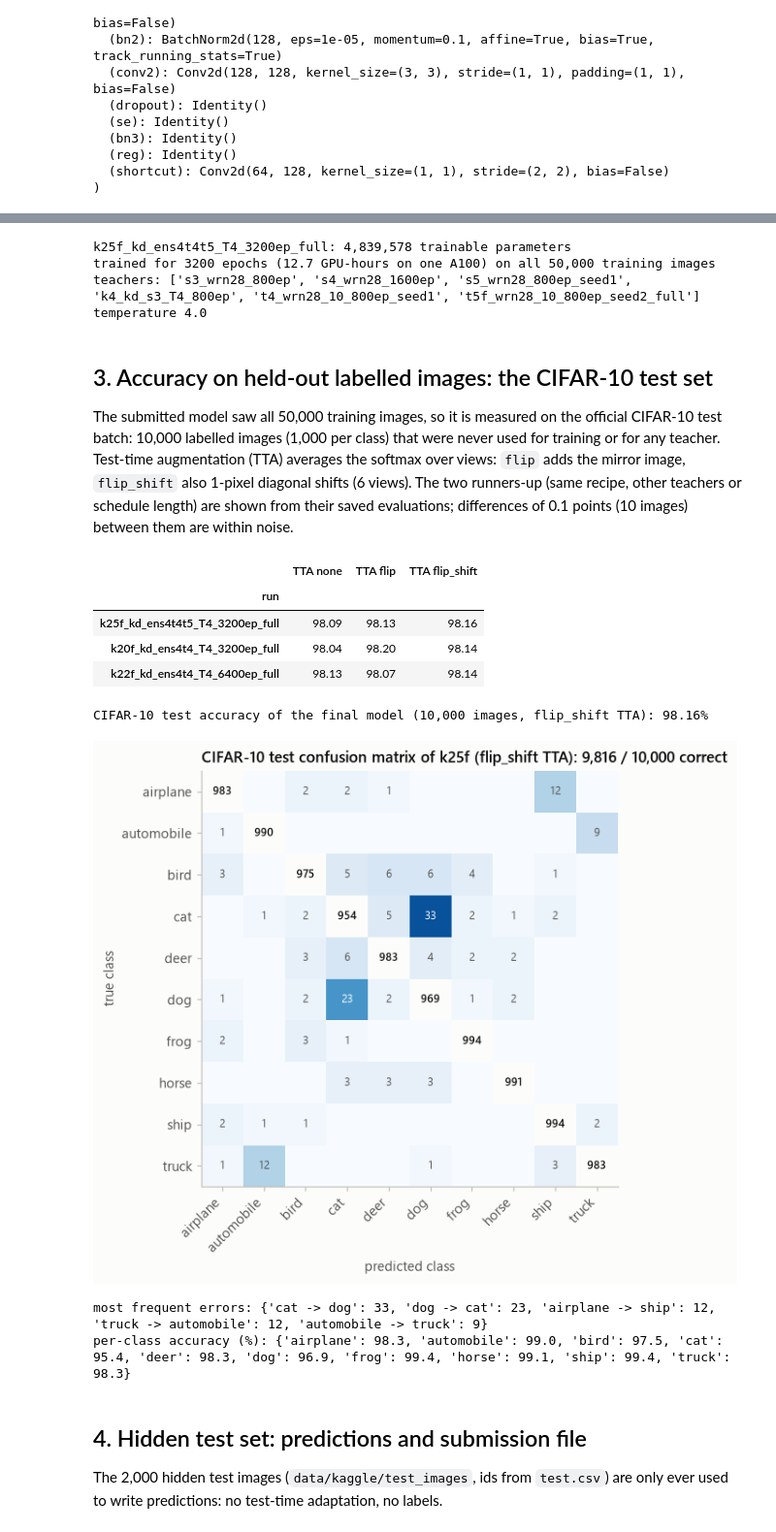
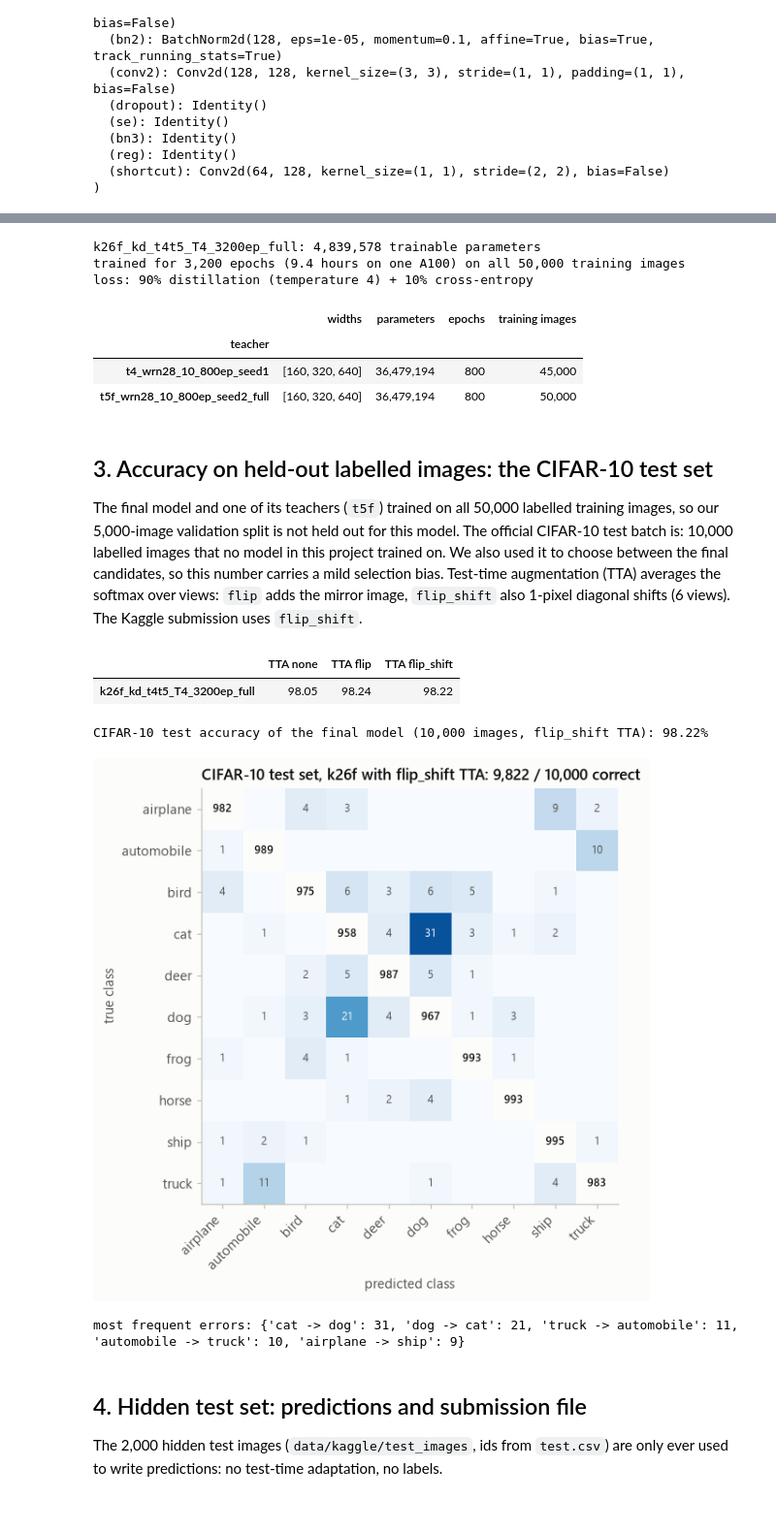
Before and after one commit to sankpal-shreyas/ResNets-CIFAR-10-5M, a Jupyter notebook: notebooks/final_model.ipynb, the cells around one changed output, grey strips where cells are left out. Shown at 97% size. Drawn from its saved outputs; the diff is of its cells as text; code cells hidden in the pictures.

Commit message:
updated final model and figures

```diff
--- a/notebooks/final_model.ipynb
+++ b/notebooks/final_model.ipynb
@@ -134,80 +131,85 @@ four 4.84M-parameter WRN-28s (`s3`, `s4`, `s5`, `k4`) and two WRN-28-10s (36.5M
 # %%
 ckpt = torch.load(f"runs/{FINAL}/model_final.pt", map_location="cpu", weights_only=False)
 s = ckpt["summary"]
-print(f"{FINAL}: {ckpt['params']:,} trainable parameters")
-print(f"trained for {s['epochs']} epochs ({s['train_hours']:.1f} GPU-hours on one A100) on all 50,000 training images")
-print("teachers:", [Path(t).parent.name for t in cfg["kd"]["teachers"]], f"temperature {cfg['kd']['temperature']}")
+kd = cfg["kd"]
+print(f"{FINAL}: {count_params(final):,} trainable parameters")
+print(f"trained for {s['epochs']:,} epochs ({s['train_hours']:.1f} hours on one A100) on all 50,000 training images")
+print(f"loss: {1 - kd['alpha']:.0%} distillation (temperature {kd['temperature']:g}) + {kd['alpha']:.0%} cross-entropy")
+
+teacher_rows = []
+for path in kd["teachers"]:
+    run = Path(path).parent.name
+    t_sum = json.load(open(f"runs/{run}/summary.json"))
+    t_cfg = yaml.safe_load(open(f"runs/{run}/config.yaml"))
+    teacher_rows.append({"teacher": run, "widths": t_sum["model"]["widths"], "parameters": f"{t_sum['params']:,}",
+                         "epochs": t_sum["epochs"], "training images": f"{50_000 - t_cfg['data']['val_size']:,}"})
+display(pd.DataFrame(teacher_rows).set_index("teacher"))
 # %% [output]
-k25f_kd_ens4t4t5_T4_3200ep_full: 4,839,578 trainable parameters
-trained for 3200 epochs (12.7 GPU-hours on one A100) on all 50,000 training images
-teachers: ['s3_wrn28_800ep', 's4_wrn28_1600ep', 's5_wrn28_800ep_seed1', 'k4_kd_s3_T4_800ep', 't4_wrn28_10_800ep_seed1', 't5f_wrn28_10_800ep_seed2_full'] temperature 4.0
+k26f_kd_t4t5_T4_3200ep_full: 4,839,578 trainable parameters
+trained for 3,200 epochs (9.4 hours on one A100) on all 50,000 training images
+loss: 90% distillation (temperature 4) + 10% cross-entropy
+|  | widths | parameters | epochs | training images |
+| teacher |  |  |  |  |
+| t4_wrn28_10_800ep_seed1 | [160, 320, 640] | 36,479,194 | 800 | 45,000 |
+| t5f_wrn28_10_800ep_seed2_full | [160, 320, 640] | 36,479,194 | 800 | 50,000 |
 # %% [markdown]
 ## 3. Accuracy on held-out labelled images: the CIFAR-10 test set
 
-The submitted model saw all 50,000 training images, so it is measured on the official CIFAR-10 test batch:
-10,000 labelled images (1,000 per class) that were never used for training or for any teacher. Test-time
-augmentation (TTA) averages the softmax over views: `flip` adds the mirror image, `flip_shift` also 1-pixel
-diagonal shifts (6 views). The two runners-up (same recipe, other teachers or schedule length) are shown from
-their saved evaluations; differences of 0.1 points (10 images) between them are within noise.
+The final model and one of its teachers (`t5f`) trained on all 50,000 labelled training images, so our
+5,000-image validation split is not held out for this model. The official CIFAR-10 test batch is: 10,000
+labelled images that no model in this project trained on. We also used it to choose between the final
+candidates, so this number carries a mild selection bias. Test-time augmentation (TTA) averages the softmax
+over views: `flip` adds the mirror image, `flip_shift` also 1-pixel diagonal shifts (6 views). The Kaggle
+submission uses `flip_shift`.
 # %%
 images, labels = load_cifar10_test("data")
 xt, yt = torch.from_numpy(images).cuda(), torch.from_numpy(labels).cuda()
 norm = GpuNormalize("cuda")
 
-final, ckpt = load_model(f"runs/{FINAL}/model_final.pt")
-test_probs10k, row = {}, {"run": FINAL}
+test_acc, c10_probs = {}, {}
 for tta in ("none", "flip", "flip_shift"):
     p = predict_probs(final, xt, norm, tta)
-    test_probs10k[tta] = p.cpu().numpy()
-    row[f"TTA {tta}"] = (p.argmax(1) == yt).float().mean().item() * 100
-rows = [row]
-for run in RUNNERS_UP:  # recorded by scripts/eval_cifar10_test.py on the cluster
-    saved = json.load(open(f"runs/{run}/cifar10_test.json"))
-    rows.append({"run": run, **{f"TTA {t}": 100 * saved[t] for t in ("none", "flip", "flip_shift")}})
-test_table = pd.DataFrame(rows).set_index("run")
-display(test_table.round(2))
-acc = test_table.loc[FINAL, "TTA flip_shift"]
+    c10_probs[tta] = p.cpu().numpy()
+    test_acc[f"TTA {tta}"] = (p.argmax(1) == yt).float().mean().item() * 100
+display(pd.DataFrame([test_acc], index=[FINAL]).round(2))
+acc = test_acc["TTA flip_shift"]
 print(f"CIFAR-10 test accuracy of the final model (10,000 images, flip_shift TTA): {acc:.2f}%")
 # %% [output]
 |  | TTA none | TTA flip | TTA flip_shift |
-| run |  |  |  |
-| k25f_kd_ens4t4t5_T4_3200ep_full | 98.09 | 98.13 | 98.16 |
-| k20f_kd_ens4t4_T4_3200ep_full | 98.04 | 98.20 | 98.14 |
-| k22f_kd_ens4t4_T4_6400ep_full | 98.13 | 98.07 | 98.14 |
+| k26f_kd_t4t5_T4_3200ep_full | 98.05 | 98.24 | 98.22 |
-CIFAR-10 test accuracy of the final model (10,000 images, flip_shift TTA): 98.16%
+CIFAR-10 test accuracy of the final model (10,000 images, flip_shift TTA): 98.22%
 # %%
-pred = test_probs10k["flip_shift"].argmax(1)
+pred = c10_probs["flip_shift"].argmax(1)
 y = labels
 cm = np.zeros((10, 10), int)
 np.add.at(cm, (y, pred), 1)
 
 fig, ax = plt.subplots(figsize=(6.2, 5.4))
 off = cm.astype(float)
 np.fill_diagonal(off, np.nan)  # colour only the errors; the diagonal (correct) is printed in ink
 ax.imshow(off, cmap="Blues", vmin=0, vmax=np.nanmax(off) * 1.15)
 for i in range(10):
     for j in range(10):
         if cm[i, j]:
             dark = i != j and cm[i, j] > np.nanmax(off) * 0.6
             ax.text(j, i, cm[i, j], ha="center", va="center", fontsize=8,
                     color="#ffffff" if dark else (INK if i == j else INK2), weight="semibold" if i == j else None)
 ax.set_xticks(range(10), CLASSES, rotation=45, ha="right")
 ax.set_yticks(range(10), CLASSES)
 ax.set_xlabel("predicted class")
 ax.set_ylabel("true class")
 ax.grid(False)
-ax.set_title(f"CIFAR-10 test confusion matrix of {FINAL.split('_')[0]} (flip_shift TTA): "
+ax.set_title(f"CIFAR-10 test set, {FINAL.split('_')[0]} with flip_shift TTA: "
              f"{np.trace(cm):,} / {cm.sum():,} correct")
 fig.savefig(FIG_DIR / "confusion_matrix.png")
 plt.show()
 errors = pd.Series({f"{CLASSES[i]} -> {CLASSES[j]}": cm[i, j] for i in range(10) for j in range(10) if i != j})
 print("most frequent errors:", errors.sort_values(ascending=False).head(5).to_dict())
 per_class = pd.Series(np.diag(cm) / cm.sum(1) * 100, index=CLASSES).round(1)
 print("per-class accuracy (%):", per_class.to_dict())
 # %% [output]
-[figure, old version]
+[figure, new version]
-most frequent errors: {'cat -> dog': 33, 'dog -> cat': 23, 'airplane -> ship': 12, 'truck -> automobile': 12, 'automobile -> truck': 9}
-per-class accuracy (%): {'airplane': 98.3, 'automobile': 99.0, 'bird': 97.5, 'cat': 95.4, 'deer': 98.3, 'dog': 96.9, 'frog': 99.4, 'horse': 99.1, 'ship': 99.4, 'truck': 98.3}
+most frequent errors: {'cat -> dog': 31, 'dog -> cat': 21, 'truck -> automobile': 11, 'automobile -> truck': 10, 'airplane -> ship': 9}
 # %% [markdown]
 ## 4. Hidden test set: predictions and submission file
 
```
Also changed, not shown: parts of 5 cells of this notebook, 3 other files.
